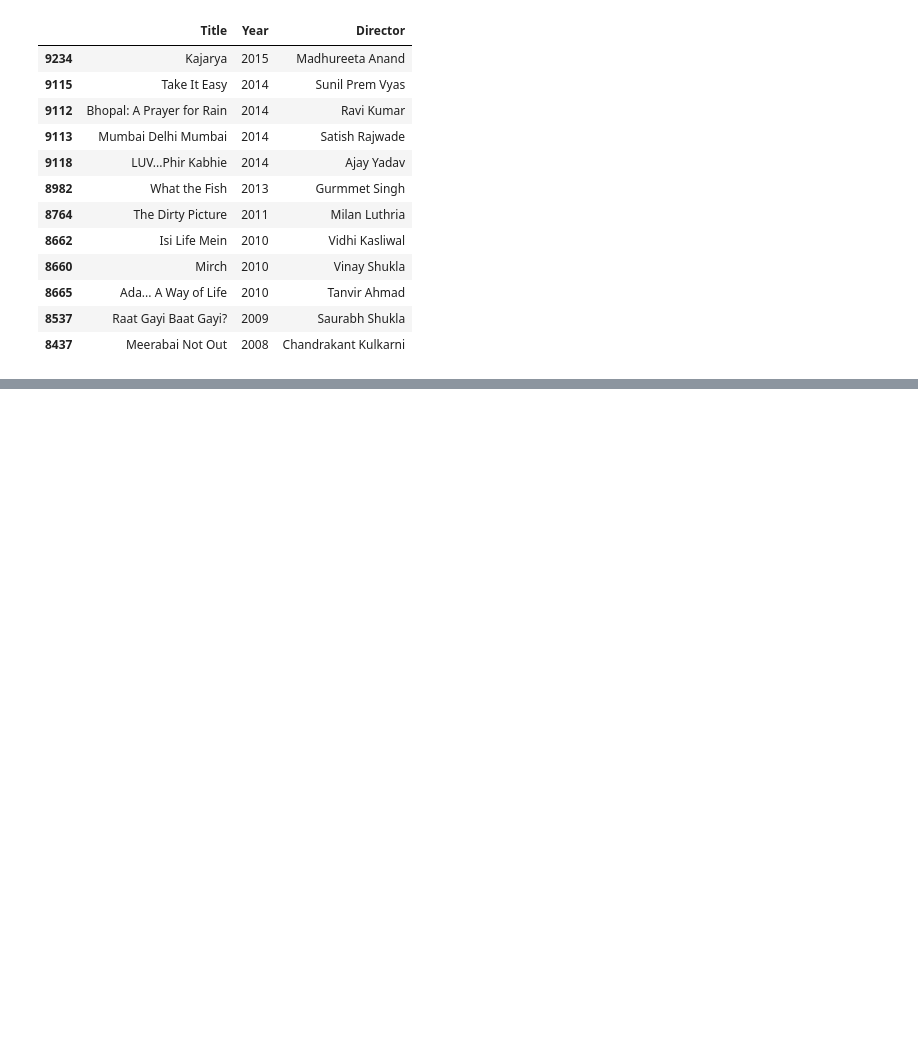
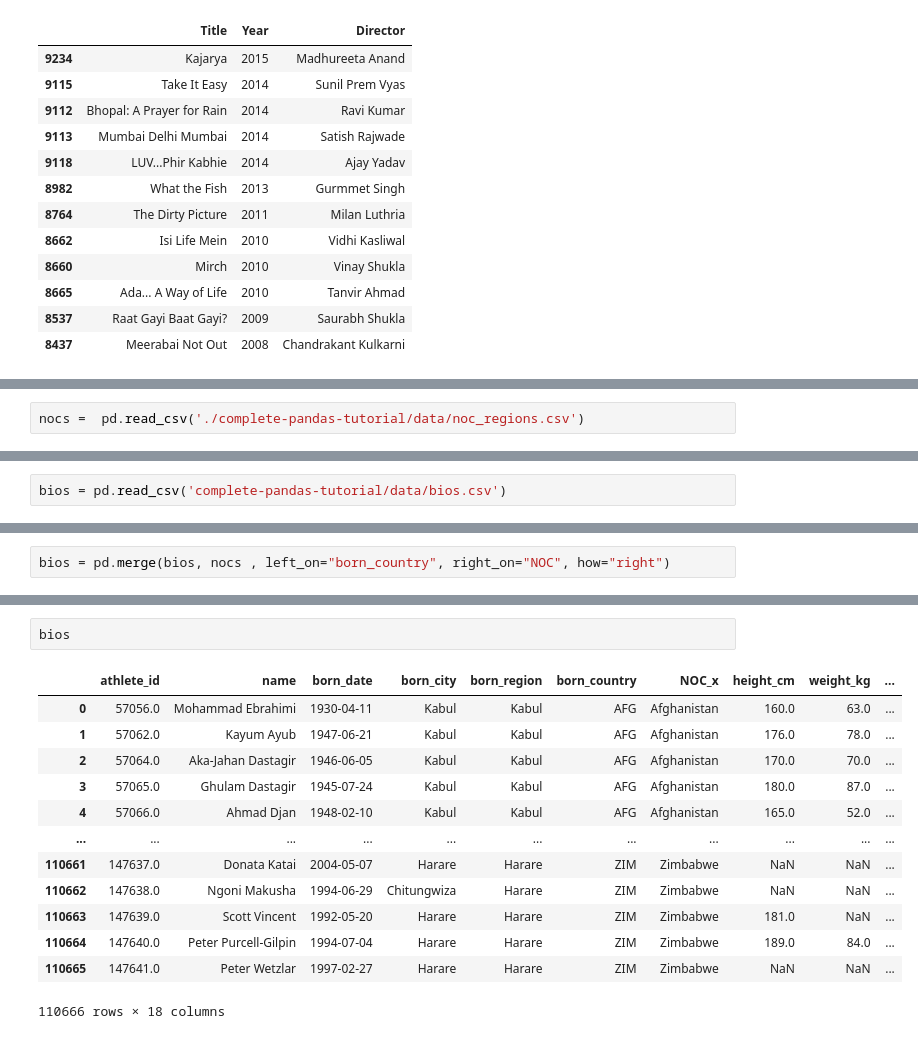
Before and after one commit to PRB18/pandas_practice, a Jupyter notebook: practice.ipynb, the cells around one changed output, grey strips where cells are left out. Cells and saved outputs as stored; diff of their text form; blank space fills up the shorter version.

Commit message:
Merging different data franes

```diff
--- a/practice.ipynb
+++ b/practice.ipynb
@@ -196,0 +453,2 @@ bollywood[(bollywood["month"] == "DEC") & (bollywood["Year"] > 1990) & (bollywoo
+# %%
+nocs =  pd.read_csv('./complete-pandas-tutorial/data/noc_regions.csv')
@@ -196,0 +464,2 @@ bollywood[(bollywood["month"] == "DEC") & (bollywood["Year"] > 1990) & (bollywoo
+# %%
+bios = pd.read_csv('complete-pandas-tutorial/data/bios.csv')
@@ -196,0 +475,2 @@ bollywood[(bollywood["month"] == "DEC") & (bollywood["Year"] > 1990) & (bollywoo
+# %%
+bios = pd.merge(bios, nocs , left_on="born_country", right_on="NOC", how="right")
@@ -196,0 +495,16 @@ bollywood[(bollywood["month"] == "DEC") & (bollywood["Year"] > 1990) & (bollywoo
+# %%
+bios
+# %% [output]
+|  | athlete_id | name | born_date | born_city | born_region | born_country | NOC_x | height_cm | weight_kg | ... |
+| 0 | 57056.0 | Mohammad Ebrahimi | 1930-04-11 | Kabul | Kabul | AFG | Afghanistan | 160.0 | 63.0 | ... |
+| 1 | 57062.0 | Kayum Ayub | 1947-06-21 | Kabul | Kabul | AFG | Afghanistan | 176.0 | 78.0 | ... |
+| 2 | 57064.0 | Aka-Jahan Dastagir | 1946-06-05 | Kabul | Kabul | AFG | Afghanistan | 170.0 | 70.0 | ... |
+| 3 | 57065.0 | Ghulam Dastagir | 1945-07-24 | Kabul | Kabul | AFG | Afghanistan | 180.0 | 87.0 | ... |
+| 4 | 57066.0 | Ahmad Djan | 1948-02-10 | Kabul | Kabul | AFG | Afghanistan | 165.0 | 52.0 | ... |
+| ... | ... | ... | ... | ... | ... | ... | ... | ... | ... | ... |
+| 110661 | 147637.0 | Donata Katai | 2004-05-07 | Harare | Harare | ZIM | Zimbabwe | NaN | NaN | ... |
+| 110662 | 147638.0 | Ngoni Makusha | 1994-06-29 | Chitungwiza | Harare | ZIM | Zimbabwe | NaN | NaN | ... |
+| 110663 | 147639.0 | Scott Vincent | 1992-05-20 | Harare | Harare | ZIM | Zimbabwe | 181.0 | NaN | ... |
+| 110664 | 147640.0 | Peter Purcell-Gilpin | 1994-07-04 | Harare | Harare | ZIM | Zimbabwe | 189.0 | 84.0 | ... |
+| 110665 | 147641.0 | Peter Wetzlar | 1997-02-27 | Harare | Harare | ZIM | Zimbabwe | NaN | NaN | ... |
+110666 rows × 18 columns
```
Also changed, not shown: parts of 29 cells of this notebook.
